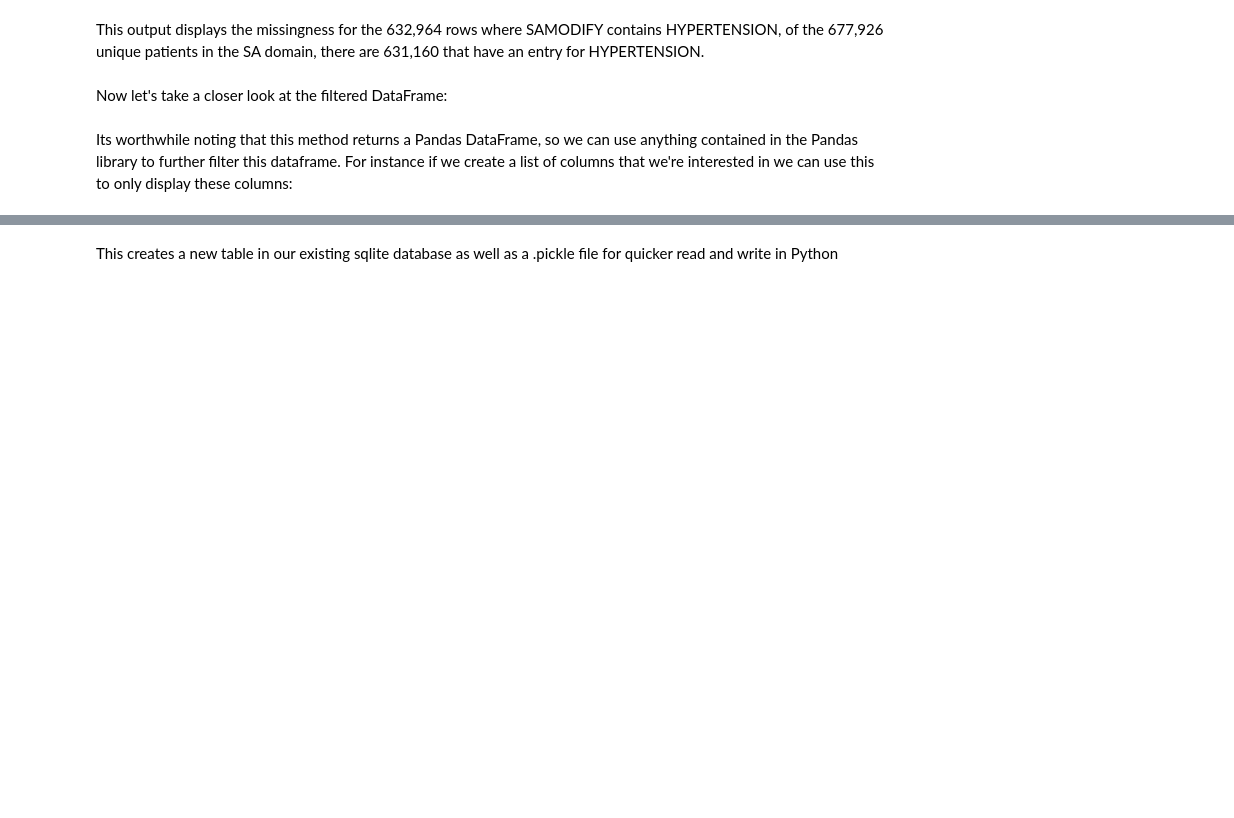
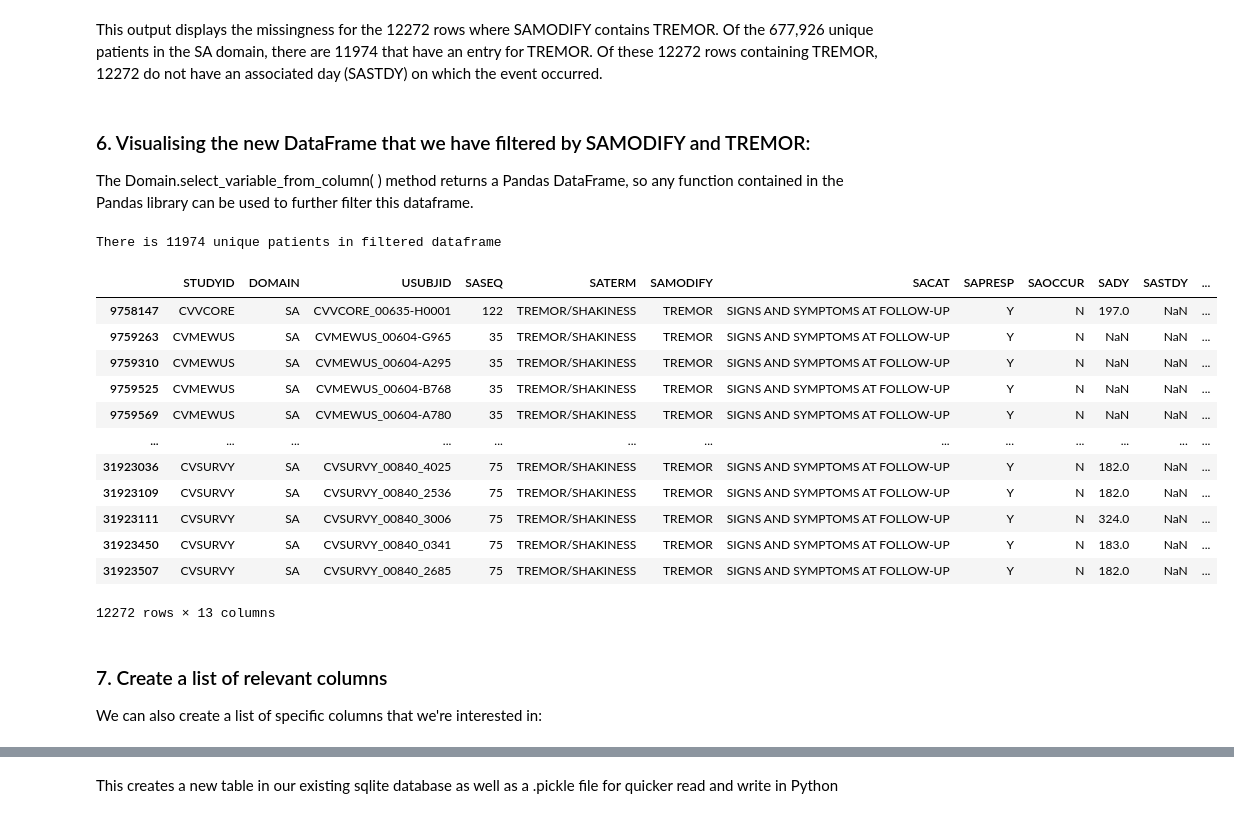
Before and after one commit to KyleYoung1997/pyISARICBasics, a Jupyter notebook: Tutorial.ipynb, the cells around one changed output, grey strips where cells are left out. Saved outputs shown, nothing was run; the diff lists cells and outputs as text; code cells hidden in the pictures; blank space fills up the shorter version.

```diff
--- a/Tutorial.ipynb
+++ b/Tutorial.ipynb
@@ -15,4 +51,4 @@ We first set some global variables. DATA_DIRECTORY is a path to the directory wh
 # %%
-DATA_DIRECTORY = "path_to_data"
-DATABASE_FILE = "data.sqlite"
+DATA_DIRECTORY = "tests/Tutorial_data"
+DATABASE_FILE = "test_db.sqlite"
 # %% [markdown]
@@ -89,10 +226,28 @@ SA.table_missingness("SAMODIFY", "HYPERTENSION")
 # %% [markdown]
-This output displays the missingness for the 632,964 rows where SAMODIFY contains HYPERTENSION, of the 677,926 unique patients in the SA domain, there are 631,160 that have an entry for HYPERTENSION.
+This output displays the missingness for the 12272 rows where SAMODIFY contains TREMOR. Of the 677,926 unique patients in the SA domain, there are 11974 that have an entry for TREMOR. Of these 12272 rows containing TREMOR, 12272 do not have an associated day (SASTDY) on which the event occurred.
 # %% [markdown]
-Now let's take a closer look at the filtered DataFrame:
+### 6. Visualising the new DataFrame that we have filtered by SAMODIFY and TREMOR:
+
+The Domain.select_variable_from_column( ) method returns a Pandas DataFrame, so any function contained in the Pandas library can be used to further filter this dataframe.
 # %%
-SA.select_variable_from_column("SAMODIFY", "HYPERTENSION")
+SA.select_variables_from_column("SAMODIFY", "TREMOR")
+# %% [output]
+There is 11974 unique patients in filtered dataframe
+|  | STUDYID | DOMAIN | USUBJID | SASEQ | SATERM | SAMODIFY | SACAT | SAPRESP | SAOCCUR | SADY | SASTDY | ... |
+| 9758147 | CVVCORE | SA | CVVCORE_00635-H0001 | 122 | TREMOR/SHAKINESS | TREMOR | SIGNS AND SYMPTOMS AT FOLLOW-UP | Y | N | 197.0 | NaN | ... |
+| 9759263 | CVMEWUS | SA | CVMEWUS_00604-G965 | 35 | TREMOR/SHAKINESS | TREMOR | SIGNS AND SYMPTOMS AT FOLLOW-UP | Y | N | NaN | NaN | ... |
+| 9759310 | CVMEWUS | SA | CVMEWUS_00604-A295 | 35 | TREMOR/SHAKINESS | TREMOR | SIGNS AND SYMPTOMS AT FOLLOW-UP | Y | N | NaN | NaN | ... |
+| 9759525 | CVMEWUS | SA | CVMEWUS_00604-B768 | 35 | TREMOR/SHAKINESS | TREMOR | SIGNS AND SYMPTOMS AT FOLLOW-UP | Y | N | NaN | NaN | ... |
+| 9759569 | CVMEWUS | SA | CVMEWUS_00604-A780 | 35 | TREMOR/SHAKINESS | TREMOR | SIGNS AND SYMPTOMS AT FOLLOW-UP | Y | N | NaN | NaN | ... |
+| ... | ... | ... | ... | ... | ... | ... | ... | ... | ... | ... | ... | ... |
+| 31923036 | CVSURVY | SA | CVSURVY_00840_4025 | 75 | TREMOR/SHAKINESS | TREMOR | SIGNS AND SYMPTOMS AT FOLLOW-UP | Y | N | 182.0 | NaN | ... |
+| 31923109 | CVSURVY | SA | CVSURVY_00840_2536 | 75 | TREMOR/SHAKINESS | TREMOR | SIGNS AND SYMPTOMS AT FOLLOW-UP | Y | N | 182.0 | NaN | ... |
+| 31923111 | CVSURVY | SA | CVSURVY_00840_3006 | 75 | TREMOR/SHAKINESS | TREMOR | SIGNS AND SYMPTOMS AT FOLLOW-UP | Y | N | 324.0 | NaN | ... |
+| 31923450 | CVSURVY | SA | CVSURVY_00840_0341 | 75 | TREMOR/SHAKINESS | TREMOR | SIGNS AND SYMPTOMS AT FOLLOW-UP | Y | N | 183.0 | NaN | ... |
+| 31923507 | CVSURVY | SA | CVSURVY_00840_2685 | 75 | TREMOR/SHAKINESS | TREMOR | SIGNS AND SYMPTOMS AT FOLLOW-UP | Y | N | 182.0 | NaN | ... |
+12272 rows × 13 columns
 # %% [markdown]
-Its worthwhile noting that this method returns a Pandas DataFrame, so we can use anything contained in the Pandas library to further filter this dataframe. For instance if we create a list of columns that we're interested in we can use this to only display these columns:
+### 7. Create a list of relevant columns
+We can also create a list of specific columns that we're interested in:
 # %%
 cols_of_interest = ["USUBJID", "SASTDY", "SAMODIFY", "SAPRESP", "SAOCCUR", 'status']
```
Also changed, not shown: parts of 65 cells of this notebook, 2 other files.
